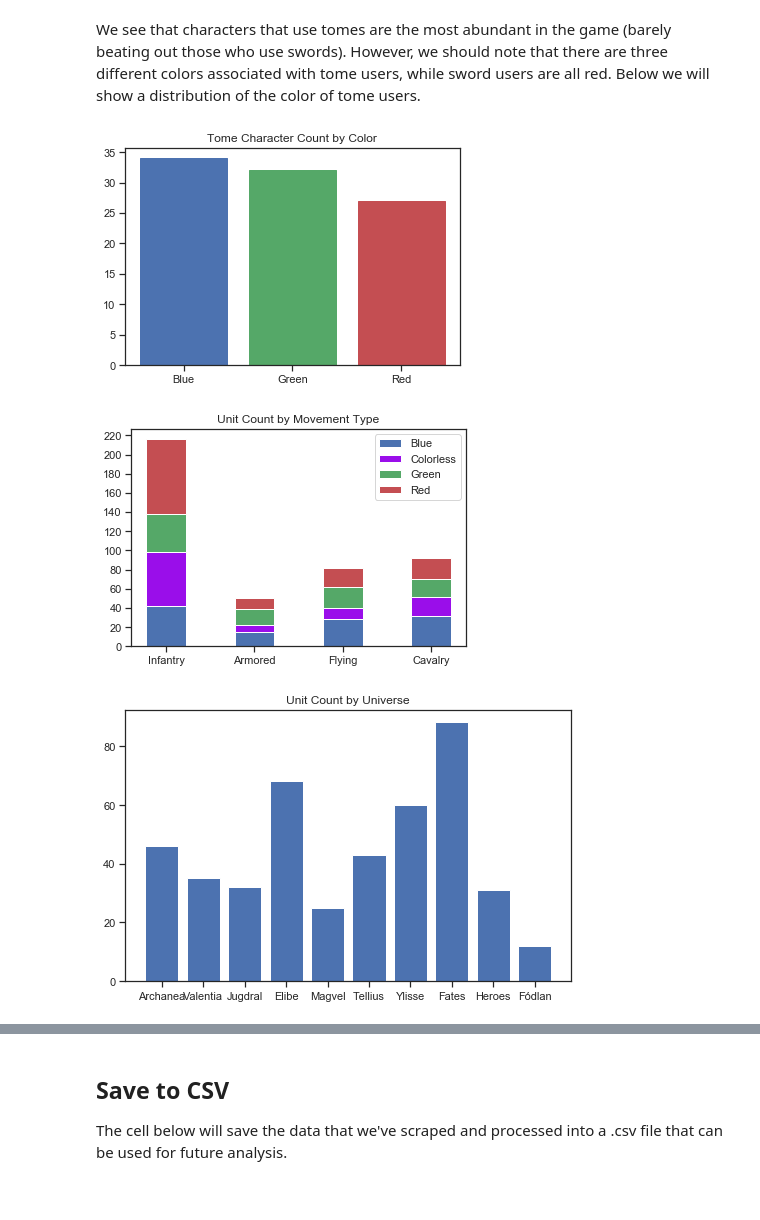
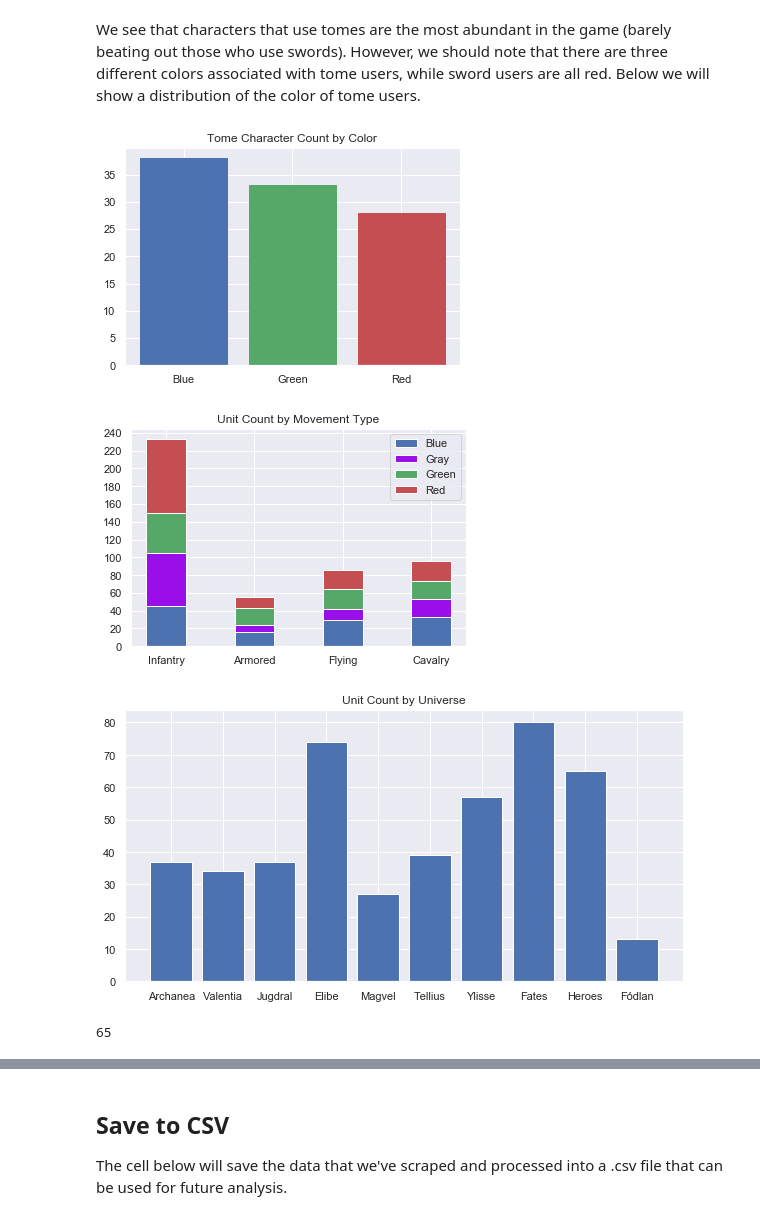
Before and after one commit to artunggal/FEHeroes, a Jupyter notebook: Fire Emblem Heroes Scraping and Visualization.ipynb, the cells around one changed output, grey strips where cells are left out. Cells and saved outputs as stored; diff of their text form; code cells hidden in the pictures.

```diff
--- a/Fire Emblem Heroes Scraping and Visualization.ipynb
+++ b/Fire Emblem Heroes Scraping and Visualization.ipynb
@@ -219,15 +293,16 @@ In this section, we'll take a deeper look at the data that we just scraped to gi
 ### Stat Distribution
 # %%
 # Make drop down for comparison of unit composition
+sns.set()
 
 cat_comp = widgets.Dropdown(
-    options=["Weapon Type", "Movement Type", "Color"],
-    value="Weapon Type",
+    options=["Weapon", "MoveType", "Color"],
+    value="Weapon",
     description="Category:",
 )
 
 stat_comp = widgets.Dropdown(
-    options=["HP", "Attack", "Speed", "Defense", "Resistance"],
+    options=["HP", "Atk", "Spd", "Def", "Res"],
     value='HP',
     description='Stat:',
 )
@@ -237,7 +312,7 @@ def plotit(cat, stat):
     sns.set(style="ticks")
     if cat == "Color":
         sns.violinplot(x= cat, y= stat, data=heroes, palette=["#3498db", "#fe2c54", "#12e193", "#bf77f6"])
-    elif cat == "Weapon Type":
+    elif cat == "Weapon":
         sns.violinplot(x= cat, y= stat, data=heroes, palette="Set3")
     else:
         sns.violinplot(x= cat, y= stat, data=heroes, palette="hls")
@@ -255,6 +324,7 @@ interactive(children=(Dropdown(description='Category:', options=('Weapon Type',
 ### Character Distribution
 # %%
 # See the number of characters for each color
+sns.set()
 
 colors = heroes.groupby(by="Color").agg(np.size).iloc[:, 6]
 colors = colors.rename("Color")
@@ -265,9 +335,10 @@ plt.show()
 [figure]
 # %%
 # See the number of characters for each weapon type
+sns.set()
 plt.figure(figsize=(7, 5))
-plt.bar([0, 1, 2, 3, 4, 5, 6, 7, 8], heroes.groupby(by = "Weapon Type").agg(np.size).iloc[:, 0], align = "center")
-plt.xticks([0, 1, 2, 3, 4, 5, 6, 7, 8], heroes.groupby(by = "Weapon Type").agg(np.size).index)
+plt.bar([0, 1, 2, 3, 4, 5, 6, 7, 8], heroes.groupby(by = "Weapon").agg(np.size).iloc[:, 0], align = "center")
+plt.xticks([0, 1, 2, 3, 4, 5, 6, 7, 8], heroes.groupby(by = "Weapon").agg(np.size).index)
 plt.title("Unit Count by Weapon Type")
 plt.show()
 # %% [output]
@@ -276,24 +347,25 @@ plt.show()
 We see that characters that use tomes are the most abundant in the game (barely beating out those who use swords). However, we should note that there are three different colors associated with tome users, while sword users are all red. Below we will show a distribution of the color of tome users.
 # %%
 # Tome
-tomebar = plt.bar([0, 1, 2], heroes.loc[heroes["Weapon Type"] == "Tome"].groupby(by = "Color").agg(np.size).iloc[:, 0], align = "center")
-tomebar[np.where(heroes.loc[heroes["Weapon Type"] == "Tome"].groupby(by = "Color").agg(np.size).index.values == "Red")[0][0]].set_color('r')
-tomebar[np.where(heroes.loc[heroes["Weapon Type"] == "Tome"].groupby(by = "Color").agg(np.size).index.values == "Blue")[0][0]].set_color('b')
-tomebar[np.where(heroes.loc[heroes["Weapon Type"] == "Tome"].groupby(by = "Color").agg(np.size).index.values == "Green")[0][0]].set_color('g')
-plt.xticks([0, 1, 2], heroes.loc[heroes["Weapon Type"] == "Tome"].groupby(by = "Color").agg(np.size).index)
+tomebar = plt.bar([0, 1, 2], heroes.loc[heroes["Weapon"] == "Tome"].groupby(by = "Color").agg(np.size).iloc[:, 0], align = "center")
+tomebar[np.where(heroes.loc[heroes["Weapon"] == "Tome"].groupby(by = "Color").agg(np.size).index.values == "Red")[0][0]].set_color('r')
+tomebar[np.where(heroes.loc[heroes["Weapon"] == "Tome"].groupby(by = "Color").agg(np.size).index.values == "Blue")[0][0]].set_color('b')
+tomebar[np.where(heroes.loc[heroes["Weapon"] == "Tome"].groupby(by = "Color").agg(np.size).index.values == "Green")[0][0]].set_color('g')
+plt.xticks([0, 1, 2], heroes.loc[heroes["Weapon"] == "Tome"].groupby(by = "Color").agg(np.size).index)
 plt.title("Tome Character Count by Color")
 plt.show()
 # %% [output]
-[figure, old version]
+[figure, new version]
 # %%
 # See the number of characters for each movement type
+sns.set()
 
 mov_ty = ["Infantry", "Armored", "Flying", "Cavalry"]
-inf = (heroes[heroes["Movement Type"] == mov_ty[0]].groupby(by = "Color").agg(np.size).iloc[:, 0])
-arm = (heroes[heroes["Movement Type"] == mov_ty[1]].groupby(by = "Color").agg(np.size).iloc[:, 0])
-fly = (heroes[heroes["Movement Type"] == mov_ty[2]].groupby(by = "Color").agg(np.size).iloc[:, 0])
-cav = (heroes[heroes["Movement Type"] == mov_ty[3]].groupby(by = "Color").agg(np.size).iloc[:, 0])
-inds = heroes[heroes["Movement Type"] == mov_ty[0]].groupby(by = "Color").agg(np.size).index
+inf = (heroes[heroes["MoveType"] == mov_ty[0]].groupby(by = "Color").agg(np.size).iloc[:, 0])
+arm = (heroes[heroes["MoveType"] == mov_ty[1]].groupby(by = "Color").agg(np.size).iloc[:, 0])
+fly = (heroes[heroes["MoveType"] == mov_ty[2]].groupby(by = "Color").agg(np.size).iloc[:, 0])
+cav = (heroes[heroes["MoveType"] == mov_ty[3]].groupby(by = "Color").agg(np.size).iloc[:, 0])
+inds = heroes[heroes["MoveType"] == mov_ty[0]].groupby(by = "Color").agg(np.size).index
 inds
 
 zos = np.array((inf[0], arm[0], fly[0], cav[0]))
@@ -318,43 +390,49 @@ plt.show()
 
 #heroes.groupby(by = "Movement Type").agg(np.size).iloc[:, 0].groupby(by = "Color").agg(np.size).iloc[:, 0]
 # %% [output]
-[figure, old version]
+[figure, new version]
 # %%
 # See the number of characters for each universe
+sns.set()
+
 Universes = []
 
 Archanea = len(heroes.loc[heroes["Origin"] == "Fire Emblem: Mystery of the Emblem"]) \
 + len(heroes.loc[heroes["Origin"] == "Fire Emblem: Shadow Dragon and the Blade of Light"]) \
 + len(heroes.loc[heroes["Origin"] == "Fire Emblem: New Mystery of the Emblem"])
-Valentia = len(heroes.loc[heroes["Origin"] == "Fire Emblem Echoes: Shadows of Valentia"])
+Valentia = len(heroes.loc[heroes["Origin"] == "Fire Emblem Echoes"])
 Jugdral = len(heroes.loc[heroes["Origin"] == "Fire Emblem: Genealogy of the Holy War"]) \
 + len(heroes.loc[heroes["Origin"] == "Fire Emblem: Thracia 776"])
 Elibe = len(heroes.loc[heroes["Origin"] == "Fire Emblem: The Blazing Blade"]) \
 + len(heroes.loc[heroes["Origin"] == "Fire Emblem: The Binding Blade"])
 Magvel = len(heroes.loc[heroes["Origin"] == "Fire Emblem: The Sacred Stones"])
 Tellius = len(heroes.loc[heroes["Origin"] == "Fire Emblem: Path of Radiance"]) \
 + len(heroes.loc[heroes["Origin"] == "Fire Emblem: Radiant Dawn"])
-Ylisse = len(heroes.loc[heroes["Origin"] == "Fire Emblem Awakening"])
+Ylisse = len(heroes.loc[heroes["Origin"] == "Fire Emblem: Awakening"])
 Fates = len(heroes.loc[heroes["Origin"] == "Fire Emblem Fates"])
 Heroes = len(heroes.loc[heroes["Origin"] == "Fire Emblem Heroes"])
 threeH = len(heroes.loc[heroes["Origin"] == "Fire Emblem: Three Houses"])
 
 Universes.append(Archanea)
 Universes.append(Valentia)
 Universes.append(Jugdral)
 Universes.append(Elibe)
 Universes.append(Magvel)
 Universes.append(Tellius)
 Universes.append(Ylisse)
 Universes.append(Fates)
 Universes.append(Heroes)
 Universes.append(threeH)
 
-plt.figure(figsize=(8, 5))
+plt.figure(figsize=(10, 5))
 plt.bar(np.arange(10), Universes, align = "center")
 plt.xticks(np.arange(10), ["Archanea", "Valentia", "Jugdral", "Elibe", "Magvel", "Tellius",
                           "Ylisse", "Fates", "Heroes", "Fódlan"])
 plt.title("Unit Count by Universe")
 plt.show()
 # %% [output]
-[figure, old version]
+[figure, new version]
+# %%
+len(heroes[heroes["Origin"] == "Fire Emblem Heroes"])
+# %% [output]
+65
```
Also changed, not shown: parts of 45 cells of this notebook.
